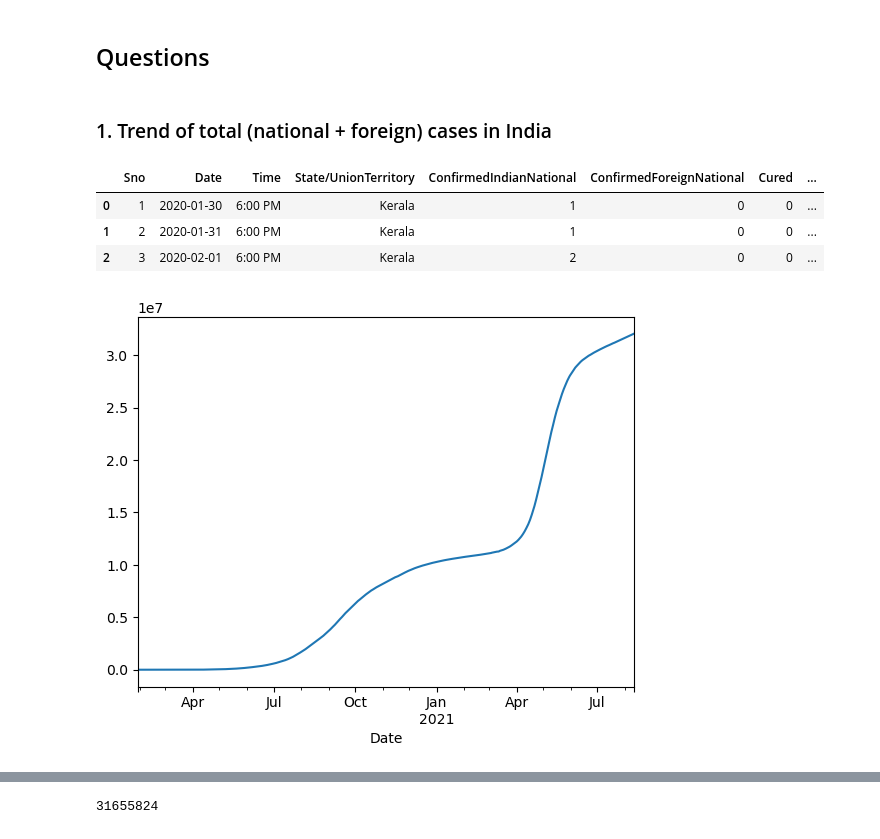
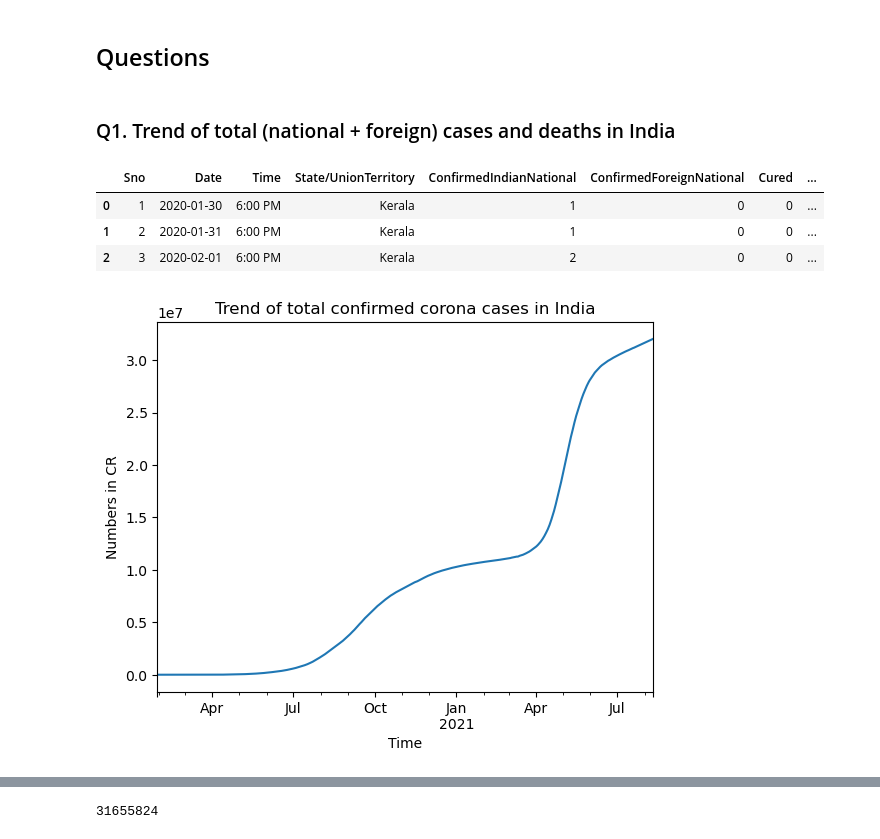
Before and after one commit to Udit8158/Data_Science_Learning, a Jupyter notebook: Projects/02_covid_19_india_eda/covid_19_india_eda.ipynb, the cells around one changed output, grey strips where cells are left out. Saved outputs shown, nothing was run; the diff lists cells and outputs as text; code cells hidden in the pictures.

```diff
--- a/Projects/02_covid_19_india_eda/covid_19_india_eda.ipynb
+++ b/Projects/02_covid_19_india_eda/covid_19_india_eda.ipynb
@@ -94,7 +94,7 @@ df['year-month'] = df.Date.map(lambda x: x.strftime('%Y-%m'))
 # %% [markdown]
 ## Questions
 # %% [markdown]
-### 1. Trend of total (national + foreign) cases in India
+### Q1. Trend of total (national + foreign) cases and deaths in India
 # %%
 df.head(3)
 # %% [output]
@@ -107,6 +109,7 @@ total_confirm_cases_date_wise = df.groupby('Date')['Confirmed'].sum()
 # %%
 total_confirm_cases_date_wise.plot(title='Trend of total confirmed corona cases in India',
-                                  xlabel=''
+                                  xlabel='Time',
+                                   ylabel='Numbers in CR'
                                   );  # in the scale of 1e7 -> 1cr
 # %% [output]
-[figure, old version]
+[figure, new version]
```
Also changed, not shown: parts of 31 cells of this notebook.
